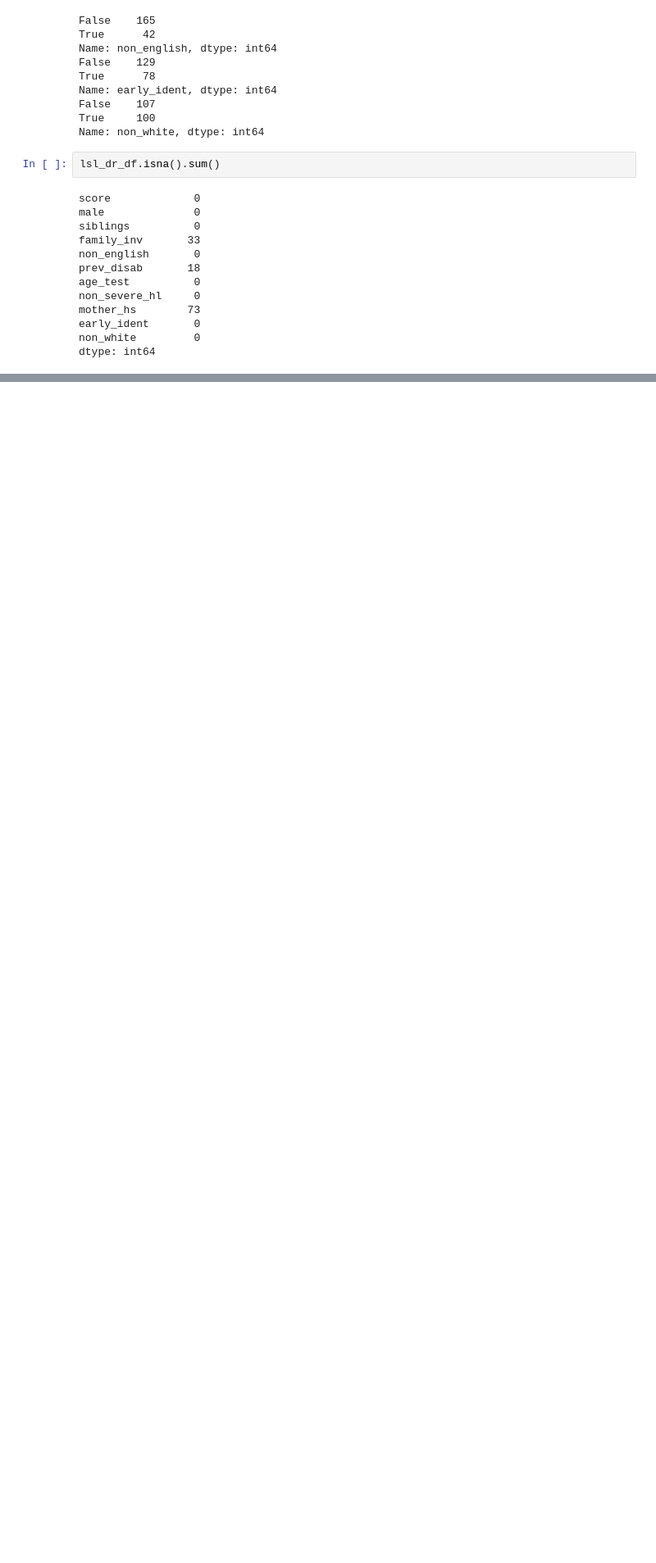
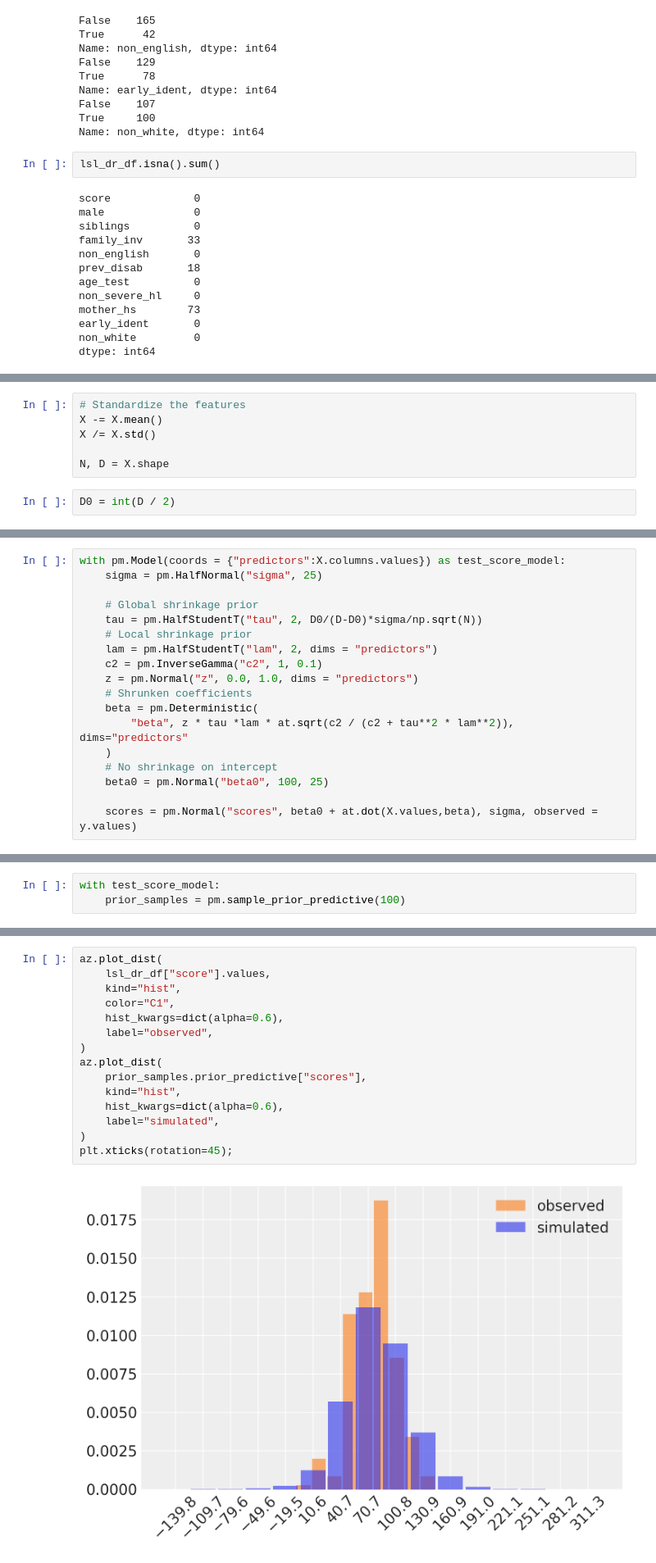
Before and after one commit to cormach/bayesian-learning, a Jupyter notebook: notebooks/eductional-outcomes-example.ipynb, the cells around one changed output, grey strips where cells are left out. Shown at 82% size. Drawn from its saved outputs; the diff is of its cells as text; blank space fills up the shorter version.

```diff
--- a/notebooks/eductional-outcomes-example.ipynb
+++ b/notebooks/eductional-outcomes-example.ipynb
@@ -74,0 +105,8 @@ dtype: int64
+# %%
+# Standardize the features
+X -= X.mean()
+X /= X.std()
+
+N, D = X.shape
+# %%
+D0 = int(D / 2)
@@ -74,0 +122,18 @@ dtype: int64
+# %%
+with pm.Model(coords = {"predictors":X.columns.values}) as test_score_model:
+    sigma = pm.HalfNormal("sigma", 25)
+
+    # Global shrinkage prior
+    tau = pm.HalfStudentT("tau", 2, D0/(D-D0)*sigma/np.sqrt(N))
+    # Local shrinkage prior
+    lam = pm.HalfStudentT("lam", 2, dims = "predictors")
+    c2 = pm.InverseGamma("c2", 1, 0.1)
+    z = pm.Normal("z", 0.0, 1.0, dims = "predictors")
+    # Shrunken coefficients
+    beta = pm.Deterministic(
+        "beta", z * tau *lam * at.sqrt(c2 / (c2 + tau**2 * lam**2)), dims="predictors"
+    )
+    # No shrinkage on intercept
+    beta0 = pm.Normal("beta0", 100, 25)
+
+    scores = pm.Normal("scores", beta0 + at.dot(X.values,beta), sigma, observed = y.values)
@@ -74,0 +146,3 @@ dtype: int64
+# %%
+with test_score_model:
+    prior_samples = pm.sample_prior_predictive(100)
@@ -74,0 +151,17 @@ dtype: int64
+# %%
+az.plot_dist(
+    lsl_dr_df["score"].values,
+    kind="hist",
+    color="C1",
+    hist_kwargs=dict(alpha=0.6),
+    label="observed",
+)
+az.plot_dist(
+    prior_samples.prior_predictive["scores"],
+    kind="hist",
+    hist_kwargs=dict(alpha=0.6),
+    label="simulated",
+)
+plt.xticks(rotation=45);
+# %% [output]
+[figure, added]
```
Also changed, not shown: parts of 13 cells of this notebook.
